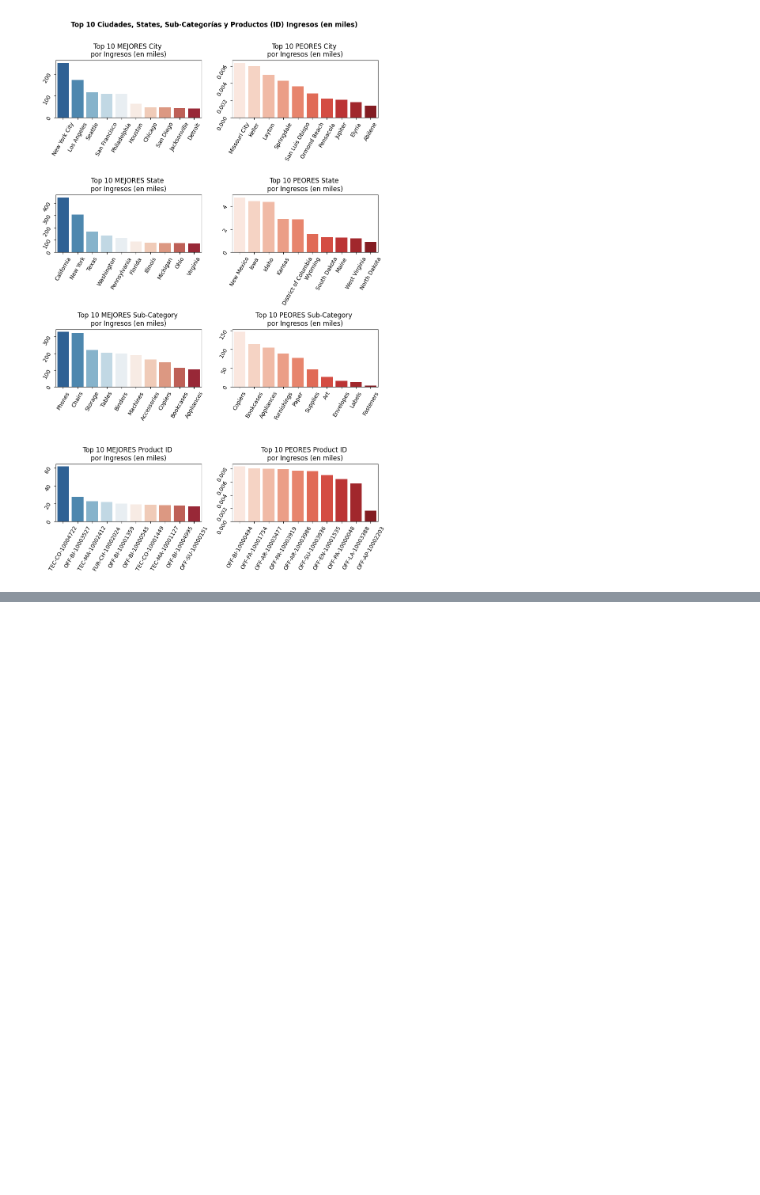
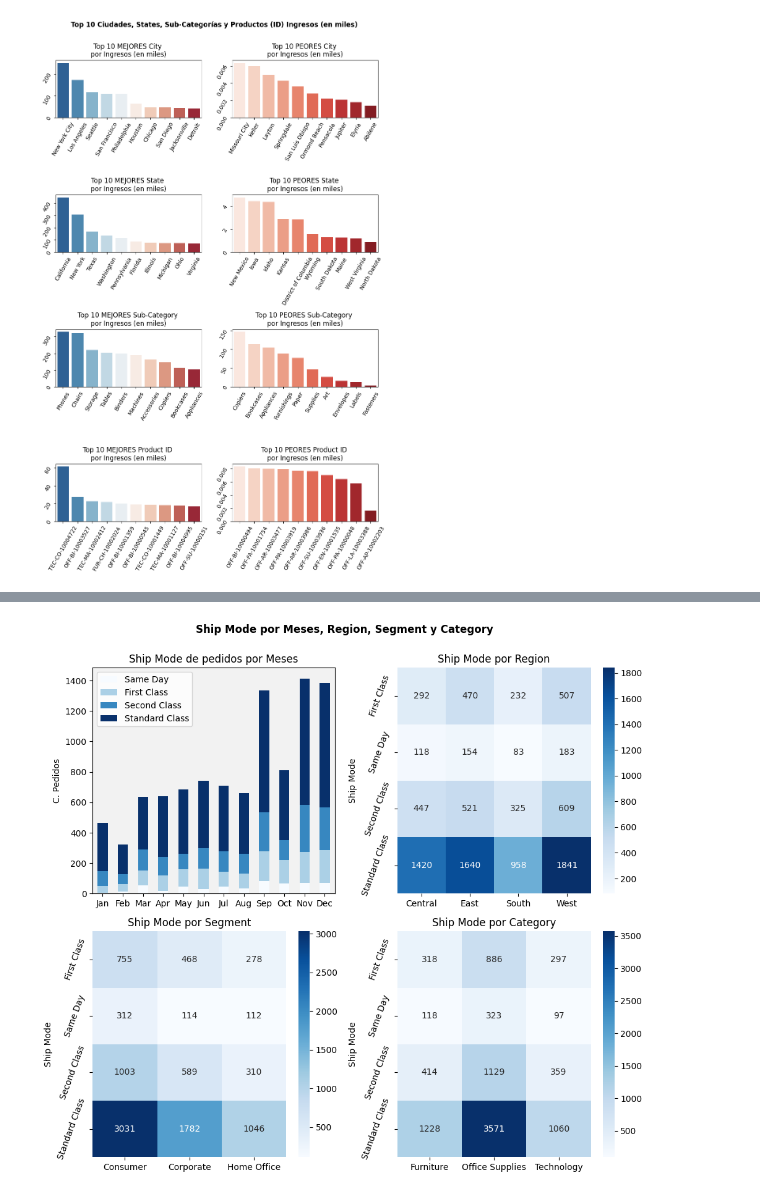
Before and after one commit to christianV1zcardo/Proyect_superstore_sales, a Jupyter notebook: superstore_sales.ipynb, the cells around one changed output, grey strips where cells are left out. Saved outputs shown, nothing was run; the diff lists cells and outputs as text; code cells hidden in the pictures; blank space fills up the shorter version.

Commit message:
Ship Mode x Categorias

```diff
--- a/superstore_sales.ipynb
+++ b/superstore_sales.ipynb
@@ -323,0 +307,42 @@ plt.show()
+# %%
+# Ship mode x Variables Categóricas Simples
+
+ship_cat = ['Region', 'Segment', 'Category']
+
+fig6, ax6 = plt.subplots(nrows=2, ncols=2, figsize=(10,9))
+fig6.suptitle('Ship Mode por Meses, Region, Segment y Category',
+              fontweight='bold', y=1.00005)
+
+ax6 = ax6.flatten()  # Para poder iterar entre los ax
+h_colors = 'Blues'
+
+# DF gráfico 1
+ship_m = pd.crosstab(df['Ship Month'], df['Ship Mode'])
+ship_m = ship_m.reindex(orden_meses)  # Orden meses
+
+# Orden Ship Modes
+orden_ship_m = ship_m.sum().sort_values(ascending=True).index
+ship_m = ship_m[orden_ship_m]
+
+# Gráfico 1
+ship_m.plot(ax=ax6[0], kind='bar', stacked=True, colormap=h_colors)
+ax6[0].set_title('Ship Mode de pedidos por Meses')
+ax6[0].set_xlabel('')
+ax6[0].tick_params(rotation=0)
+ax6[0].set_ylabel('C. Pedidos')
+ax6[0].set_facecolor("#F2F2F2")
+ax6[0].legend()
+
+# Gráficos 2 al 4
+for i, heat in enumerate(ship_cat):
+    i+=1  # Para que empiece en el ax6[1]
+    ship_cross = pd.crosstab(df['Ship Mode'], df[heat])
+    sns.heatmap(data=ship_cross, annot=True, fmt='d', ax=ax6[i], cmap=h_colors)
+    ax6[i].set_title(f'Ship Mode por {heat}')
+    ax6[i].tick_params(axis='y', labelrotation=70)  # Rota las etiquetas y
+    ax6[i].set_xlabel('')
+
+plt.tight_layout()
+plt.show()
+# %% [output]
+[figure, added]
```
Also changed, not shown: parts of 1 cell of this notebook, 2 other files.
